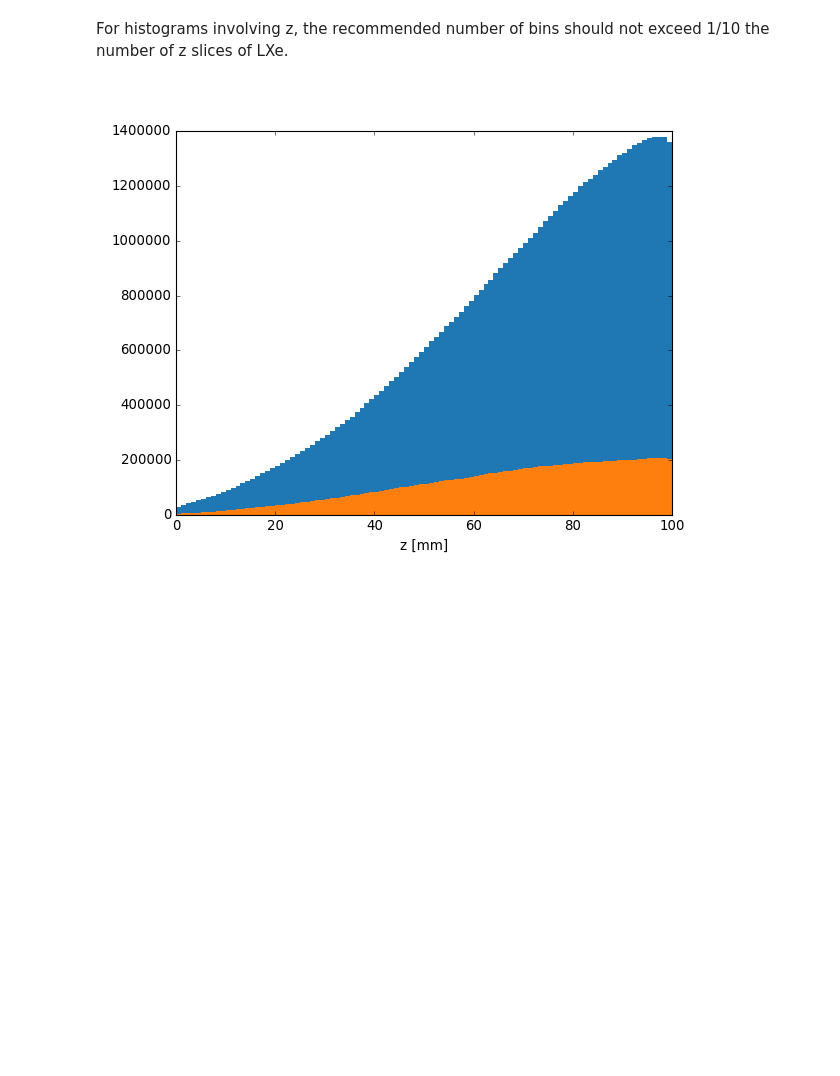
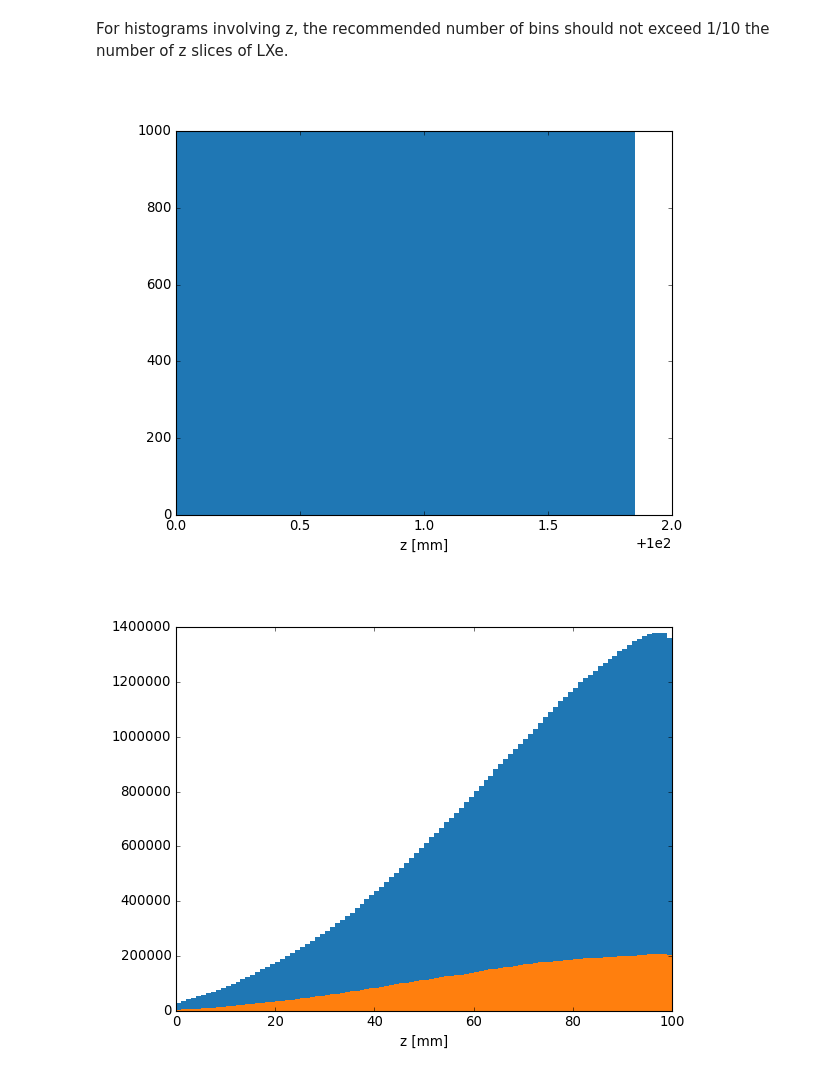
Before and after one commit to MaxVarverakis/G4Bl-LXeSims, a Jupyter notebook: analysis/zslice.ipynb, the cells around one changed output. Cells and saved outputs as stored; diff of their text form; code cells hidden in the pictures; blank space fills up the shorter version.

```diff
--- a/analysis/zslice.ipynb
+++ b/analysis/zslice.ipynb
@@ -163,6 +164,16 @@ Exit Window:    10.22 J
 # Check z distribution
 # %% [markdown]
 For histograms involving z, the recommended number of bins should not exceed 1/10 the number of z slices of LXe.
+# %%
+bn = 4
+
+plt.close()
+plt.figure()
+plt.hist(df_ExitWin['z'], bins=bn, linewidth=0, facecolor = 'tab:blue')
+plt.xlabel('z [mm]')
+plt.show()
+# %% [output]
+[figure, added]
 # %%
 bn = 100
 
```
Also changed, not shown: parts of 10 cells of this notebook, 7 other files.
